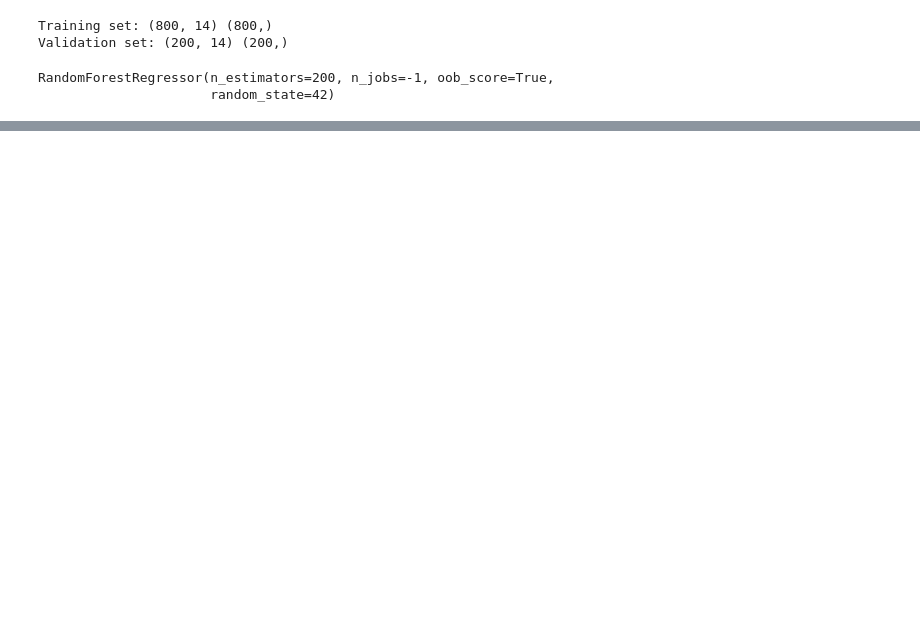
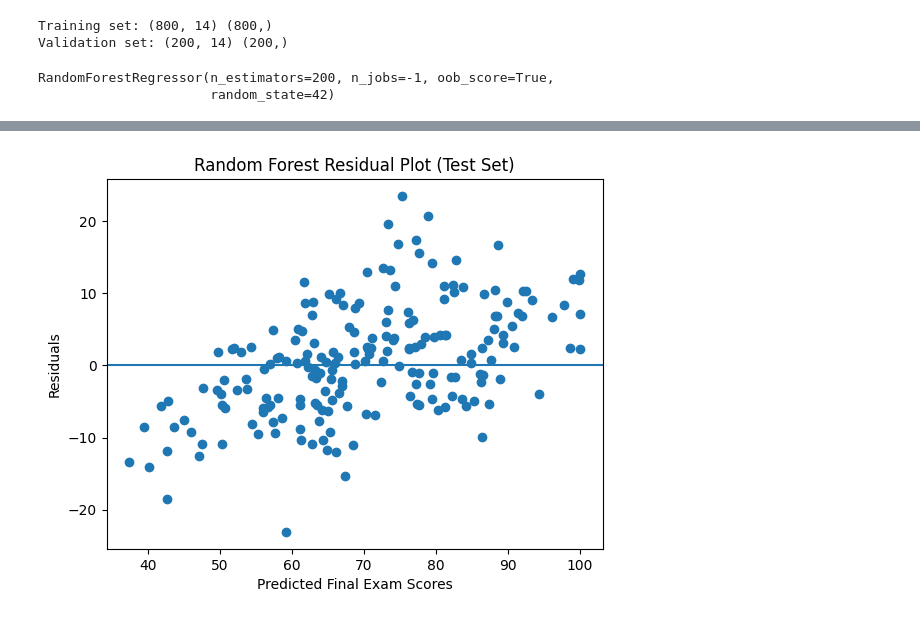
Before and after one commit to ngolp/student-success-prediction, a Jupyter notebook: random_forest.ipynb, the cells around one changed output, grey strips where cells are left out. Drawn from its saved outputs; the diff is of its cells as text; code cells hidden in the pictures; blank space fills up the shorter version.

Commit message:
residual plots for linear and rf

```diff
--- a/random_forest.ipynb
+++ b/random_forest.ipynb
@@ -98,0 +99,18 @@ plt.show()
+# %%
+import matplotlib.pyplot as plt
+
+# Calculate residuals
+
+rf_residuals = (y_val - y_val_pred)
+
+plt.figure()
+plt.scatter(y_val, rf_residuals)
+plt.axhline(0)
+
+plt.xlabel("Predicted Final Exam Scores")
+plt.ylabel("Residuals")
+plt.title("Random Forest Residual Plot (Test Set)")
+
+plt.show()
+# %% [output]
+[figure, added]
```
Also changed, not shown: parts of 4 cells of this notebook, 1 other file.
